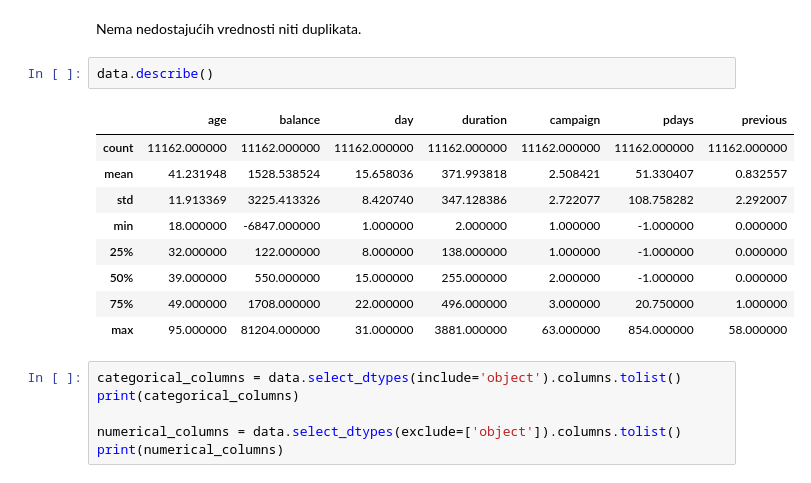
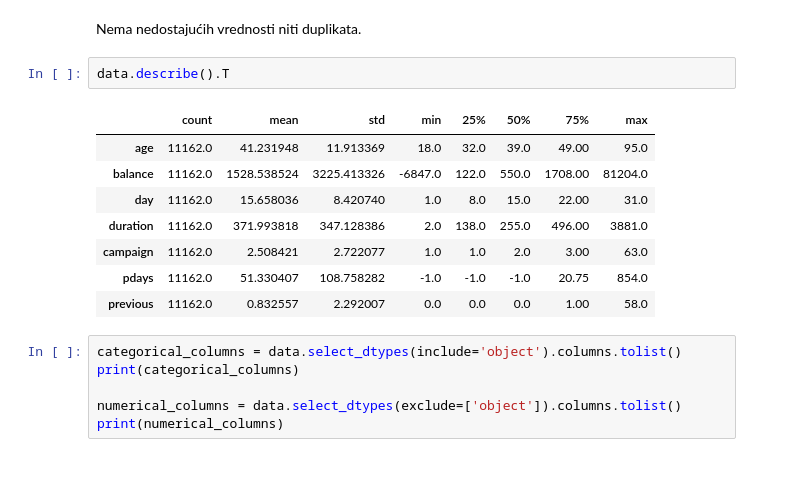
Before and after one commit to paunovicjovan/data-preprocessing-for-ml-1, a Jupyter notebook: Prakticni deo/Transformacija podataka.ipynb, the cells around one changed output. Drawn from its saved outputs; the diff is of its cells as text.

```diff
--- a/Prakticni deo/Transformacija podataka.ipynb
+++ b/Prakticni deo/Transformacija podataka.ipynb
@@ -135,17 +133,16 @@ Name: count, dtype: int64
 # %% [markdown]
 Nema nedostajućih vrednosti niti duplikata.
 # %%
-data.describe()
+data.describe().T
 # %% [output]
-|  | age | balance | day | duration | campaign | pdays | previous |
-| count | 11162.000000 | 11162.000000 | 11162.000000 | 11162.000000 | 11162.000000 | 11162.000000 | 11162.000000 |
-| mean | 41.231948 | 1528.538524 | 15.658036 | 371.993818 | 2.508421 | 51.330407 | 0.832557 |
-| std | 11.913369 | 3225.413326 | 8.420740 | 347.128386 | 2.722077 | 108.758282 | 2.292007 |
-| min | 18.000000 | -6847.000000 | 1.000000 | 2.000000 | 1.000000 | -1.000000 | 0.000000 |
-| 25% | 32.000000 | 122.000000 | 8.000000 | 138.000000 | 1.000000 | -1.000000 | 0.000000 |
-| 50% | 39.000000 | 550.000000 | 15.000000 | 255.000000 | 2.000000 | -1.000000 | 0.000000 |
-| 75% | 49.000000 | 1708.000000 | 22.000000 | 496.000000 | 3.000000 | 20.750000 | 1.000000 |
-| max | 95.000000 | 81204.000000 | 31.000000 | 3881.000000 | 63.000000 | 854.000000 | 58.000000 |
+|  | count | mean | std | min | 25% | 50% | 75% | max |
+| age | 11162.0 | 41.231948 | 11.913369 | 18.0 | 32.0 | 39.0 | 49.00 | 95.0 |
+| balance | 11162.0 | 1528.538524 | 3225.413326 | -6847.0 | 122.0 | 550.0 | 1708.00 | 81204.0 |
+| day | 11162.0 | 15.658036 | 8.420740 | 1.0 | 8.0 | 15.0 | 22.00 | 31.0 |
+| duration | 11162.0 | 371.993818 | 347.128386 | 2.0 | 138.0 | 255.0 | 496.00 | 3881.0 |
+| campaign | 11162.0 | 2.508421 | 2.722077 | 1.0 | 1.0 | 2.0 | 3.00 | 63.0 |
+| pdays | 11162.0 | 51.330407 | 108.758282 | -1.0 | -1.0 | -1.0 | 20.75 | 854.0 |
+| previous | 11162.0 | 0.832557 | 2.292007 | 0.0 | 0.0 | 0.0 | 1.00 | 58.0 |
 # %%
 categorical_columns = data.select_dtypes(include='object').columns.tolist()
 print(categorical_columns)
```
Also changed, not shown: parts of 27 cells of this notebook, 3 other files.
